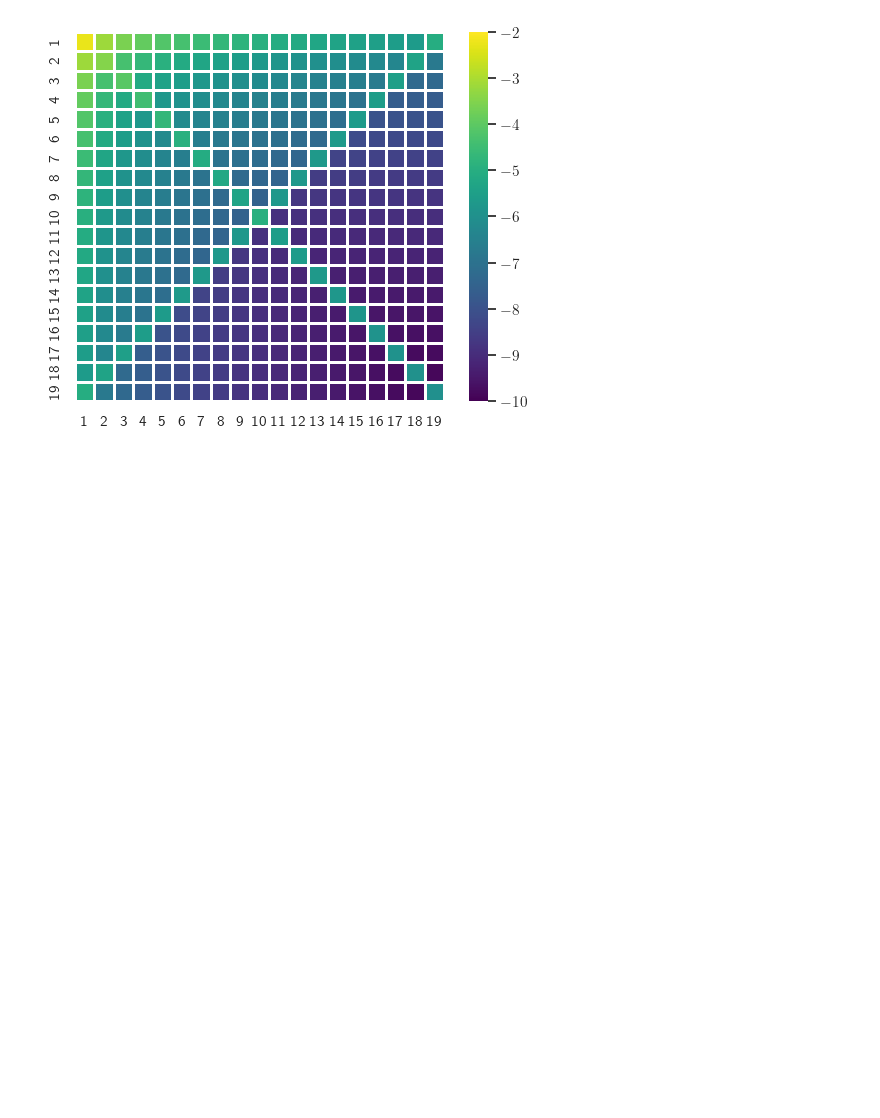
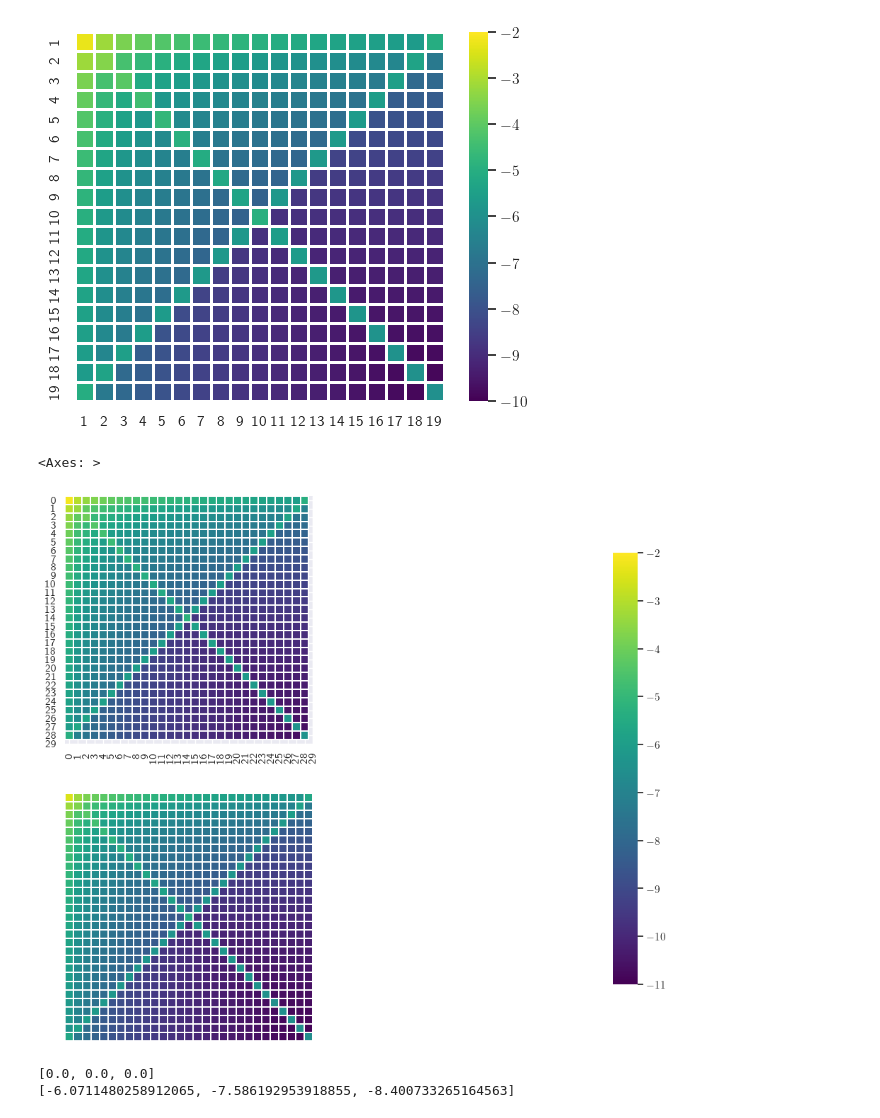
Before and after one commit to FaridKaveh/jfsNumerics, a Jupyter notebook: ParseProbabilities_n6.ipynb, the cells around one changed output. Saved outputs shown, nothing was run; the diff lists cells and outputs as text; code cells hidden in the pictures; blank space fills up the shorter version.

```diff
--- a/ParseProbabilities_n6.ipynb
+++ b/ParseProbabilities_n6.ipynb
@@ -5,6 +5,8 @@ import pandas as pd
 import numpy as np
 import pickle
 np.set_printoptions(formatter={'float': '{: 0.4f}'.format})
+folder = '/home/farid/Documents/git/jfsNumerics/'
+data_folder = folder+'data/'
 # %%
 #The simulated jfs distribution was calculated in a seperate Python script
 with open("/home/farid/Documents/NonGitCode/JFSDist5E4", "rb") as file:
@@ -643,3 +591,60 @@ sbn.heatmap(
 # %% [output]
 <Axes: >
 [figure]
+# %%
+
+# Replace 'your_file.csv' with the path to your CSV file
+filename = 'JointFreqSpectrum30.csv'
+filename2= 'JFS30_revised.csv'
+filename3 = 'JFSn15.csv'
+filename4 = 'JFS25_revised.csv'
+
+# Load the CSV file into a NumPy array
+# By default, np.loadtxt assumes the data is numerical and separated by commas
+jfs30 = np.loadtxt(data_folder+filename, delimiter=',', skiprows=0)
+normalisedjfs30=np.loadtxt(data_folder+filename2, delimiter=',', skiprows=0)
+jfs15 = np.loadtxt(data_folder+filename3, delimiter=',', skiprows=0)
+jfs25 = np.loadtxt(data_folder+filename4, delimiter=',', skiprows=0)
+# %%
+log_jfs30 = np.log(jfs30)
+log_normalisedjfs30 = np.log(normalisedjfs30)
+# %%
+fig, (ax1, ax2) = plt.subplots(2,1,
+                            sharey=False,
+                            sharex=False,
+                            figsize=(13,10))
+frequencies = [i for i in range(30)]
+
+ax3 = fig.add_axes((36/37, 0.19, 1/37, 0.61))
+sbn.heatmap(
+    log_jfs30,
+    ax=ax1,
+    linewidths=0.25,
+    vmin=-11,
+    vmax=-2,
+    square=True,
+    xticklabels=frequencies,
+    yticklabels=frequencies,
+    cbar=True,
+    cbar_kws={"shrink":0.4},
+    cbar_ax=ax3,
+    cmap='viridis',
+    annot=False,
+    annot_kws={"fontsize":7})
+
+sbn.heatmap(
+    log_normalisedjfs30,
+    ax=ax2,
+    linewidths=0.25,
+    vmin=-11,
+    vmax=-2,
+    square=True,
+    xticklabels=[],
+    yticklabels=[],
+    cbar=False,
+    cmap='viridis',
+    annot=False,
+    annot_kws={"fontsize":7})
+# %% [output]
+<Axes: >
+[figure, added]
@@ -645,0 +655,6 @@ sbn.heatmap(
+# %%
+print([np.max(np.log(a)) for a in [normalised_jfs10, normalised_jfs20, normalised_normalised_jfs30]])
+print([np.min(np.log(a)) for a in [normalised_jfs10, normalised_jfs20, normalised_normalised_jfs30]])
+# %% [output]
+[0.0, 0.0, 0.0]
+[-6.0711480258912065, -7.586192953918855, -8.400733265164563]
```
Also changed, not shown: parts of 44 cells of this notebook.
